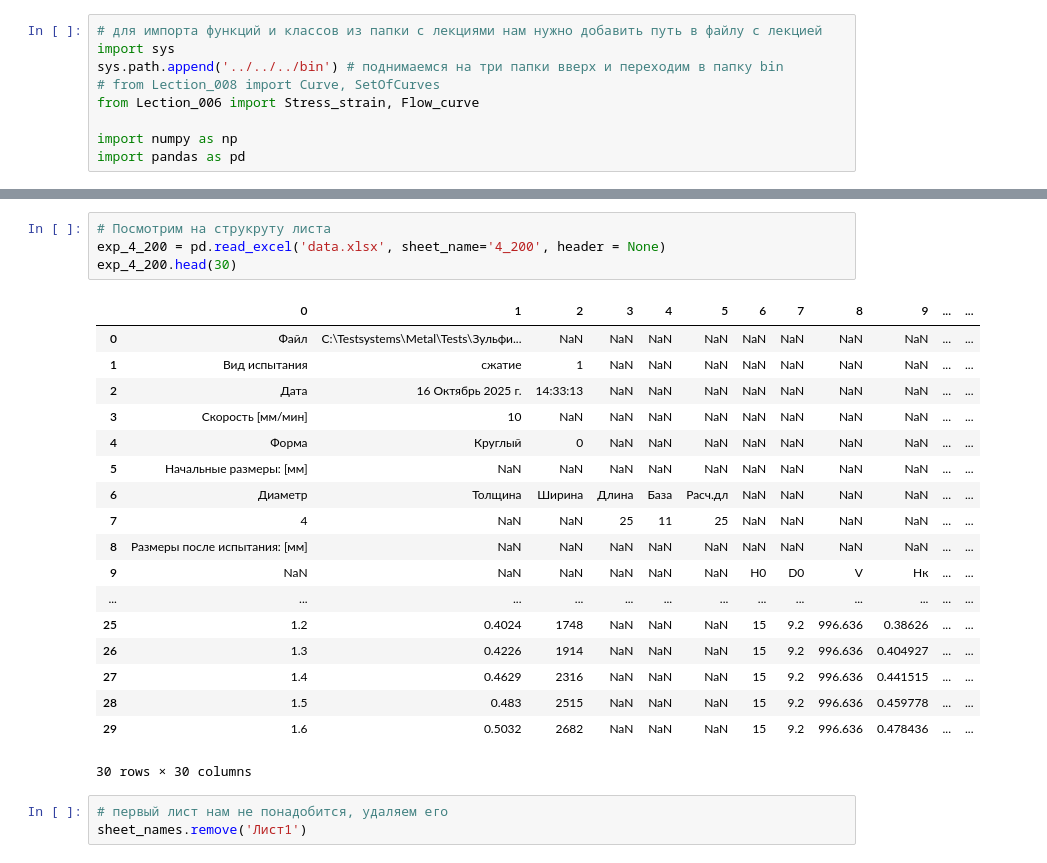
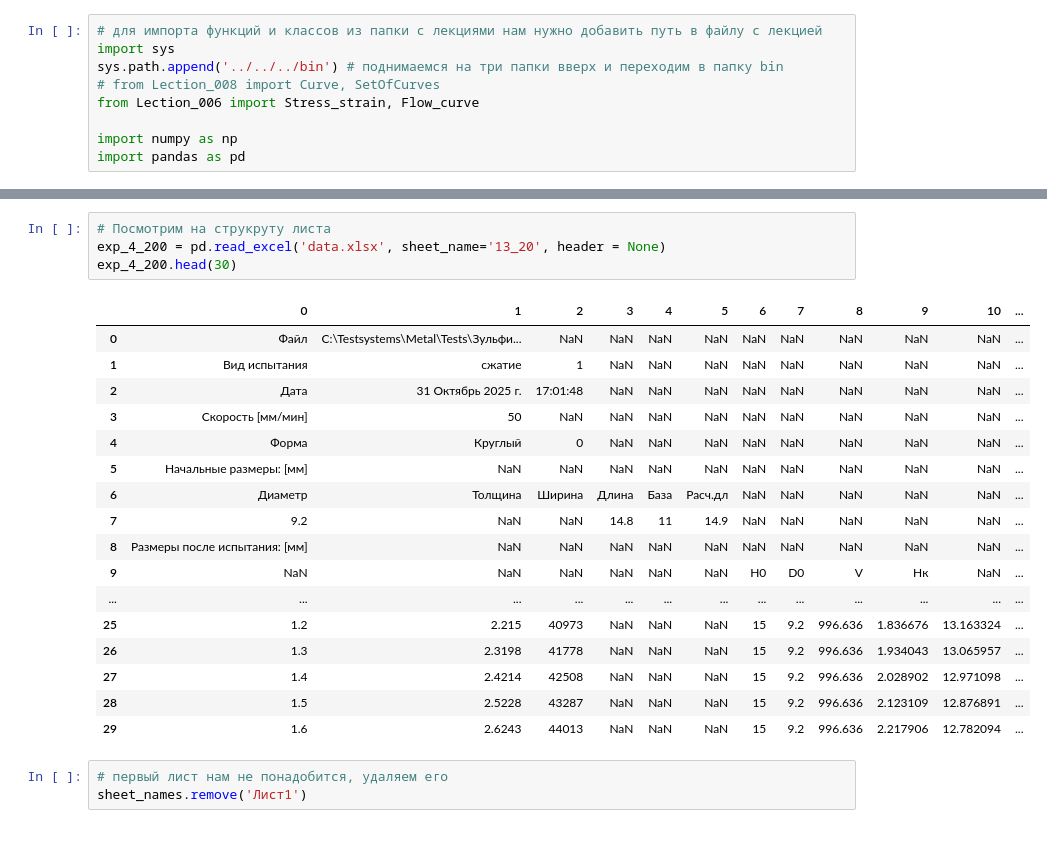
Before and after one commit to AlexanderASidorov/tension_test_calculations, a Jupyter notebook: dz/dz002/Fairuzova/data_analysys.ipynb, the cells around one changed output, grey strips where cells are left out. Drawn from its saved outputs; the diff is of its cells as text.

```diff
--- a/dz/dz002/Fairuzova/data_analysys.ipynb
+++ b/dz/dz002/Fairuzova/data_analysys.ipynb
@@ -16,26 +27,25 @@ sheet_names
 # %%
 # Посмотрим на струкруту листа
-exp_4_200 = pd.read_excel('data.xlsx', sheet_name='4_200', header = None)
+exp_4_200 = pd.read_excel('data.xlsx', sheet_name='13_20', header = None)
 exp_4_200.head(30)
 # %% [output]
-|  | 0 | 1 | 2 | 3 | 4 | 5 | 6 | 7 | 8 | 9 | ... | ... |
-| 0 | Файл | C:\Testsystems\Metal\Tests\Зульфи... | NaN | NaN | NaN | NaN | NaN | NaN | NaN | NaN | ... | ... |
-| 1 | Вид испытания | сжатие | 1 | NaN | NaN | NaN | NaN | NaN | NaN | NaN | ... | ... |
-| 2 | Дата | 16 Октябрь 2025 г. | 14:33:13 | NaN | NaN | NaN | NaN | NaN | NaN | NaN | ... | ... |
-| 3 | Скорость [мм/мин] | 10 | NaN | NaN | NaN | NaN | NaN | NaN | NaN | NaN | ... | ... |
-| 4 | Форма | Круглый | 0 | NaN | NaN | NaN | NaN | NaN | NaN | NaN | ... | ... |
-| 5 | Начальные размеры: [мм] | NaN | NaN | NaN | NaN | NaN | NaN | NaN | NaN | NaN | ... | ... |
-| 6 | Диаметр | Толщина | Ширина | Длина | База | Расч.дл | NaN | NaN | NaN | NaN | ... | ... |
-| 7 | 4 | NaN | NaN | 25 | 11 | 25 | NaN | NaN | NaN | NaN | ... | ... |
-| 8 | Размеры после испытания: [мм] | NaN | NaN | NaN | NaN | NaN | NaN | NaN | NaN | NaN | ... | ... |
-| 9 | NaN | NaN | NaN | NaN | NaN | NaN | H0 | D0 | V | Hк | ... | ... |
+|  | 0 | 1 | 2 | 3 | 4 | 5 | 6 | 7 | 8 | 9 | 10 | ... |
+| 0 | Файл | C:\Testsystems\Metal\Tests\Зульфи... | NaN | NaN | NaN | NaN | NaN | NaN | NaN | NaN | NaN | ... |
+| 1 | Вид испытания | сжатие | 1 | NaN | NaN | NaN | NaN | NaN | NaN | NaN | NaN | ... |
+| 2 | Дата | 31 Октябрь 2025 г. | 17:01:48 | NaN | NaN | NaN | NaN | NaN | NaN | NaN | NaN | ... |
+| 3 | Скорость [мм/мин] | 50 | NaN | NaN | NaN | NaN | NaN | NaN | NaN | NaN | NaN | ... |
+| 4 | Форма | Круглый | 0 | NaN | NaN | NaN | NaN | NaN | NaN | NaN | NaN | ... |
+| 5 | Начальные размеры: [мм] | NaN | NaN | NaN | NaN | NaN | NaN | NaN | NaN | NaN | NaN | ... |
+| 6 | Диаметр | Толщина | Ширина | Длина | База | Расч.дл | NaN | NaN | NaN | NaN | NaN | ... |
+| 7 | 9.2 | NaN | NaN | 14.8 | 11 | 14.9 | NaN | NaN | NaN | NaN | NaN | ... |
+| 8 | Размеры после испытания: [мм] | NaN | NaN | NaN | NaN | NaN | NaN | NaN | NaN | NaN | NaN | ... |
+| 9 | NaN | NaN | NaN | NaN | NaN | NaN | H0 | D0 | V | Hк | NaN | ... |
 | ... | ... | ... | ... | ... | ... | ... | ... | ... | ... | ... | ... | ... |
-| 25 | 1.2 | 0.4024 | 1748 | NaN | NaN | NaN | 15 | 9.2 | 996.636 | 0.38626 | ... | ... |
-| 26 | 1.3 | 0.4226 | 1914 | NaN | NaN | NaN | 15 | 9.2 | 996.636 | 0.404927 | ... | ... |
-| 27 | 1.4 | 0.4629 | 2316 | NaN | NaN | NaN | 15 | 9.2 | 996.636 | 0.441515 | ... | ... |
-| 28 | 1.5 | 0.483 | 2515 | NaN | NaN | NaN | 15 | 9.2 | 996.636 | 0.459778 | ... | ... |
-| 29 | 1.6 | 0.5032 | 2682 | NaN | NaN | NaN | 15 | 9.2 | 996.636 | 0.478436 | ... | ... |
+| 25 | 1.2 | 2.215 | 40973 | NaN | NaN | NaN | 15 | 9.2 | 996.636 | 1.836676 | 13.163324 | ... |
+| 26 | 1.3 | 2.3198 | 41778 | NaN | NaN | NaN | 15 | 9.2 | 996.636 | 1.934043 | 13.065957 | ... |
+| 27 | 1.4 | 2.4214 | 42508 | NaN | NaN | NaN | 15 | 9.2 | 996.636 | 2.028902 | 12.971098 | ... |
+| 28 | 1.5 | 2.5228 | 43287 | NaN | NaN | NaN | 15 | 9.2 | 996.636 | 2.123109 | 12.876891 | ... |
+| 29 | 1.6 | 2.6243 | 44013 | NaN | NaN | NaN | 15 | 9.2 | 996.636 | 2.217906 | 12.782094 | ... |
-30 rows × 30 columns
 # %%
 # первый лист нам не понадобится, удаляем его
 sheet_names.remove('Лист1')
```
Also changed, not shown: parts of 12 cells of this notebook, 7 other files.
